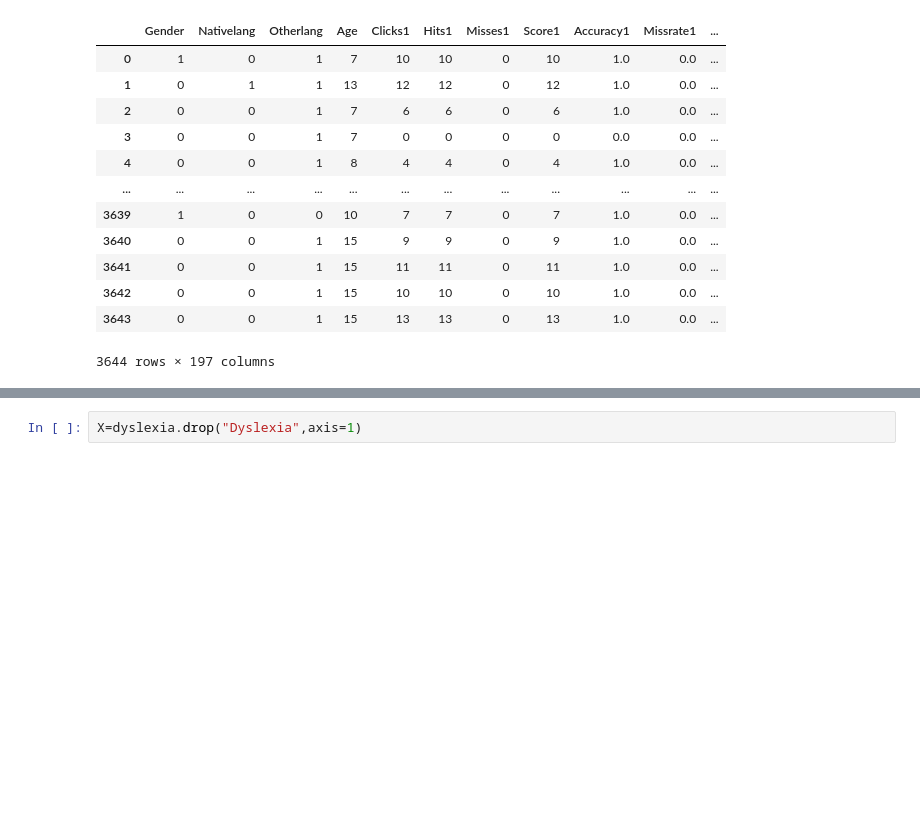
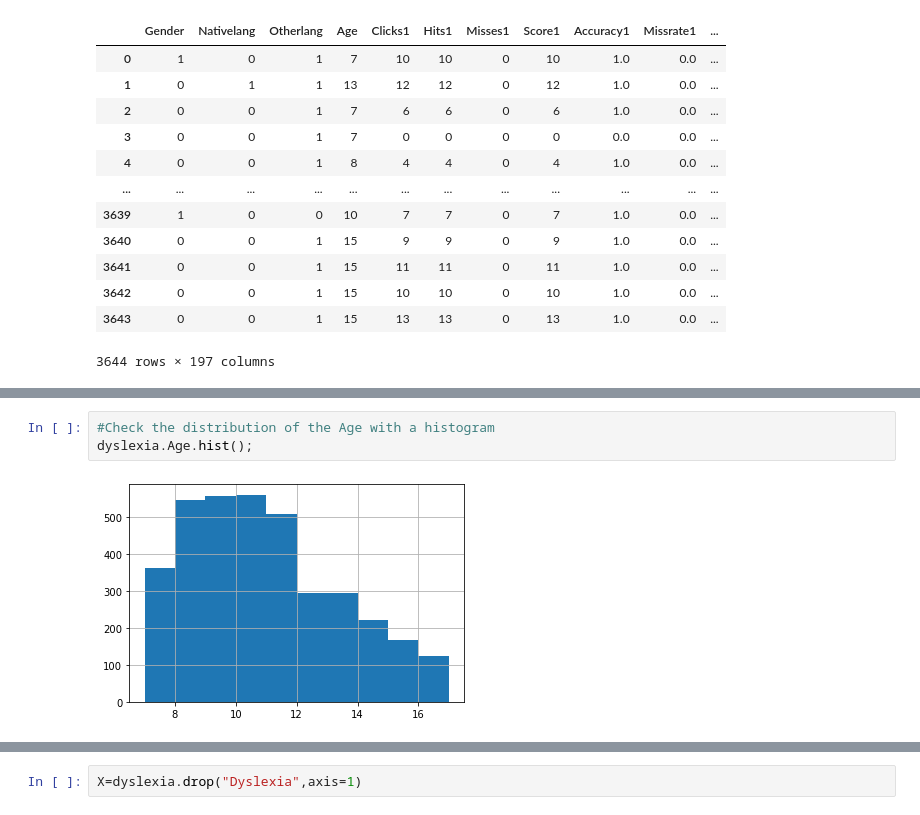
Before and after one commit to eaPeter/Dyslexia-Prediction, a Jupyter notebook: Dyslexia.ipynb, the cells around one changed output, grey strips where cells are left out. Drawn from its saved outputs; the diff is of its cells as text; blank space fills up the shorter version.

```diff
--- a/Dyslexia.ipynb
+++ b/Dyslexia.ipynb
@@ -94,0 +166,5 @@ dyslexia.Dyslexia.value_counts().plot(kind="bar",color=["Blue","Green"]);
+# %%
+#Check the distribution of the Age with a histogram
+dyslexia.Age.hist();
+# %% [output]
+[figure, added]
```
Also changed, not shown: parts of 16 cells of this notebook, 2 other files.
